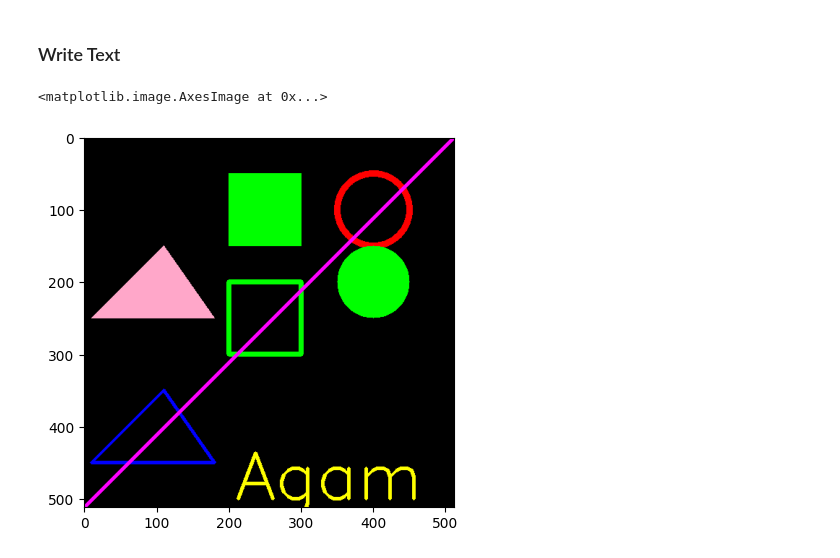
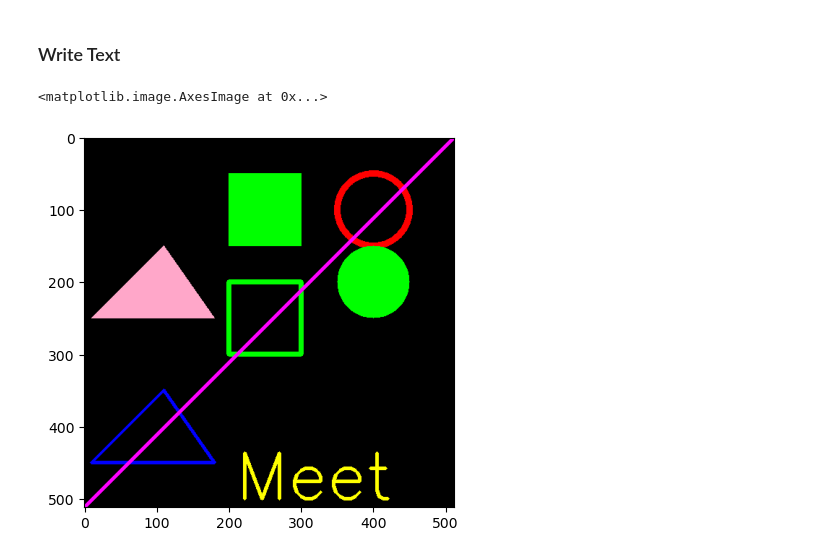
Before and after one commit to Manmeet8/Image_basics_with_openCV, a Jupyter notebook: 02_Draw_Shapes_on_Image.ipynb, the cells around one changed output. Saved outputs shown, nothing was run; the diff lists cells and outputs as text; code cells hidden in the pictures.

```diff
--- a/02_Draw_Shapes_on_Image.ipynb
+++ b/02_Draw_Shapes_on_Image.ipynb
@@ -134,16 +134,16 @@ plt.imshow(black_img)
 # %%
 font = cv2.FONT_HERSHEY_SIMPLEX
 
 cv2.putText(black_img,
-           text='Agam',
+           text='Meet',
            org=(210,500),
            fontFace = font,
            fontScale = 3,
            color=(255,255,0),
            thickness=3,
            lineType = cv2.LINE_AA)
 
 plt.imshow(black_img)
 # %% [output]
 <matplotlib.image.AxesImage at 0x...>
-[figure, old version]
+[figure, new version]
```
